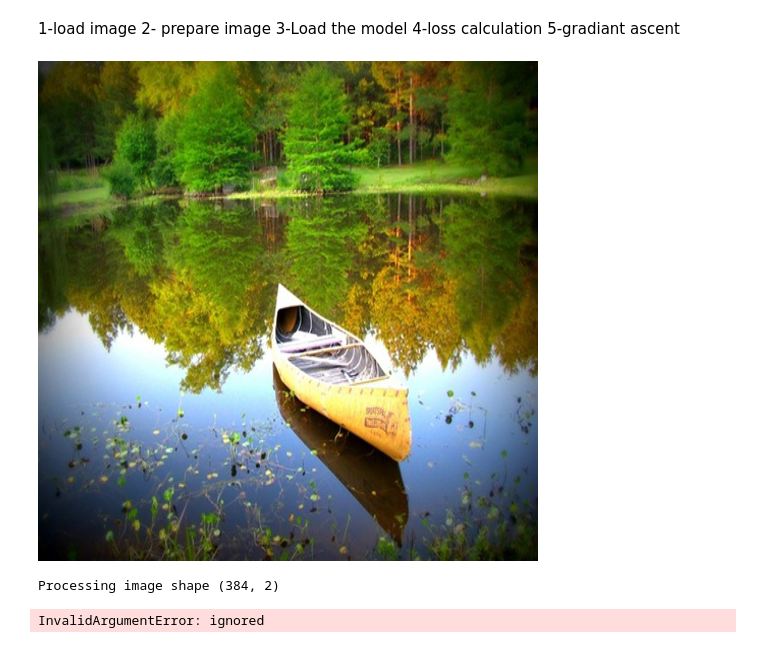
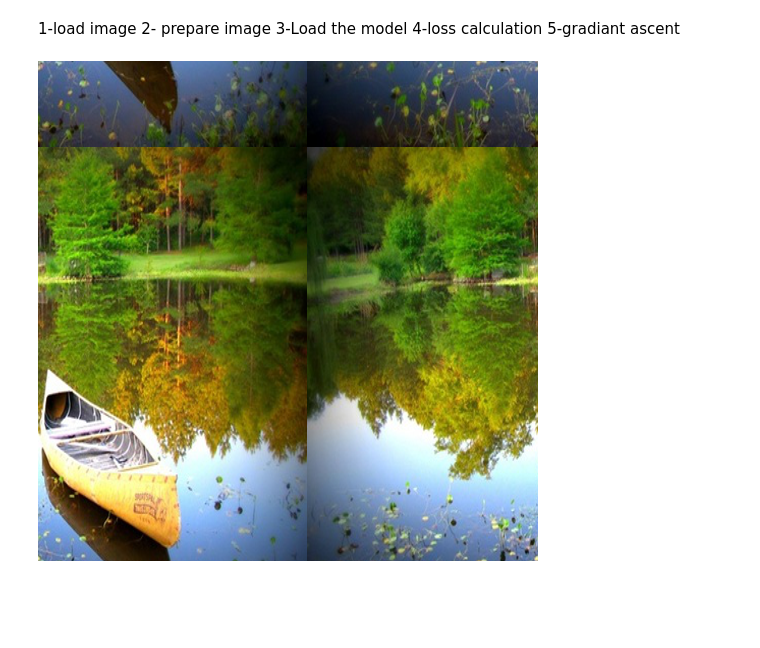
Before and after one commit to Ayoubsandali/Deep-Dream-, a Jupyter notebook: deepdream.ipynb, the cells around one changed output. Cells and saved outputs as stored; diff of their text form; code cells hidden in the pictures; blank space fills up the shorter version.

```diff
--- a/deepdream.ipynb
+++ b/deepdream.ipynb
@@ -9,30 +9,39 @@
 # %%
 import IPython.display as display
 from PIL import Image
 import numpy as np
 import tensorflow as tf
 #from tensorflow.keras.preprocessing import image
 
 
 img_url= "/content/canoe_water_nature_221611.jpg"
 img=Image.open(img_url).convert('RGB').resize((500,500))
 img_to_array = np.array(img).astype('float32')
 
 
-display.display(Image.fromarray(img_to_array.astype('uint8'), 'RGB').convert('RGB'))
+#display.display(Image.fromarray(img_to_array.astype('uint8'), 'RGB').convert('RGB'))
 
 def normalize(imgarray):
 
     for i in range(0,3):
         min_pixel = imgarray[...,i].min()
         max_pixel = imgarray[...,i].max()
 
         if min_pixel != max_pixel:
             imgarray[...,i]=255*(imgarray[...,i]-min_pixel)/(max_pixel-min_pixel)
 
     return imgarray
+
+def random_roll(img, maxroll):
+  # Randomly shift the image to avoid tiled boundaries.
+  shift = tf.random.uniform(shape=[2], minval=-maxroll, maxval=maxroll, dtype=tf.int32)
+  img_rolled = tf.roll(img, shift=shift, axis=[0,1])
+  return shift, img_rolled
+
+shift, img_rolled = random_roll(img_to_array, 512)
+display.display(Image.fromarray(img_rolled.numpy().astype('uint8'), 'RGB').convert('RGB'))
 # %% [output]
-[figure, old version]
+[figure, new version]
 # %%
 base_model = tf.keras.applications.InceptionV3(include_top=False, weights='imagenet')
 names = {'mixed2': 0.2,'mixed3': 3, 'mixed5' : 1.5 ,'mixed4' :2. }
@@ -110,38 +116,0 @@ def run_deep_dream_simple(img, steps=100, step_size=0.01):
-# %%
-import time
-start = time.time()
-
-octave_scale = 1.30
-num_octave=3
-original_shape = img_to_array.shape[1:3]
-successive_shapes = [original_shape]
-for i in range(1, num_octave):
-  shape = tuple([int(dim / (octave_scale ** i)) for dim in original_shape])
-  successive_shapes.append(shape)
-  successive_shapes = successive_shapes[::-1]
-successive_shapes = successive_shapes[::-1]
-
-original_img = tf.constant(img_to_array)
-img=tf.constant(img_to_array)
-shrunk_original_img = tf.image.resize(img_to_array, successive_shapes[0])
-
-for shape in successive_shapes:
-  print('Processing image shape', shape)
-  img= tf.image.resize(img, shape)
-  img = run_deep_dream_simple(img=img, steps=50, step_size=0.01)
-  upscaled_shrunk_original_img = tf.image.resize(shrunk_original_img, shape)
-  same_size_original = tf.image.resize(original_img, shape)
-  lost_detail = same_size_original - upscaled_shrunk_original_img
-  img += lost_detail
-  shrunk_original_img = tf.image.resize(original_img, shape)
-
-
-
-end = time.time()
-end-start
-
-dream_image=normalize(img)
-display.display(Image.fromarray(dream_image.astype('uint8')).convert('RGB'))
-# %% [output]
-Processing image shape (384, 2)
-InvalidArgumentError: ignored
```
Also changed, not shown: parts of 7 cells of this notebook.
